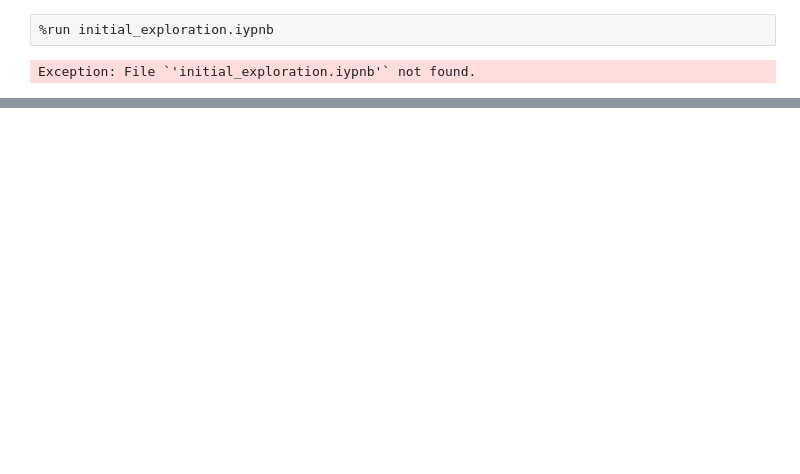
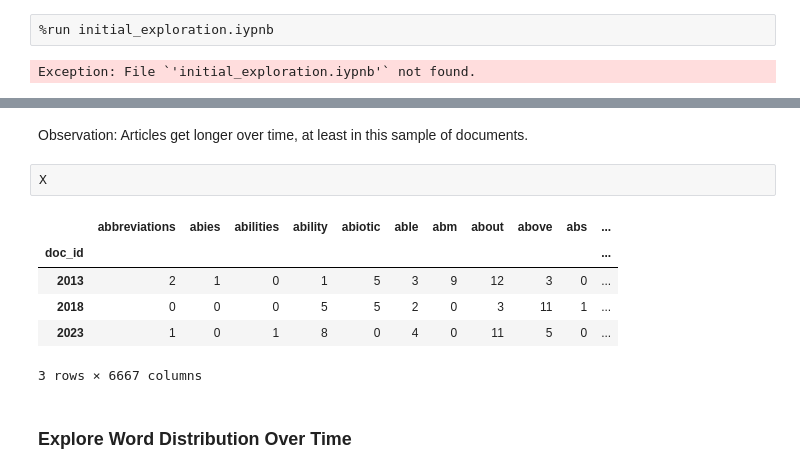
Before and after one commit to caroline-kranefuss/evolving_sentiment_climate, a Jupyter notebook: notebooks/v1.ipynb, the cells around one changed output, grey strips where cells are left out. Saved outputs shown, nothing was run; the diff lists cells and outputs as text; blank space fills up the shorter version.

```diff
--- a/notebooks/v1.ipynb
+++ b/notebooks/v1.ipynb
@@ -12,0 +178,13 @@ Exception: File `'initial_exploration.iypnb'` not found.
+# %% [markdown]
+Observation: Articles get longer over time, at least in this sample of documents.
+# %%
+X
+# %% [output]
+|  | abbreviations | abies | abilities | ability | abiotic | able | abm | about | above | abs | ... |
+| doc_id |  |  |  |  |  |  |  |  |  |  | ... |
+| 2013 | 2 | 1 | 0 | 1 | 5 | 3 | 9 | 12 | 3 | 0 | ... |
+| 2018 | 0 | 0 | 0 | 5 | 5 | 2 | 0 | 3 | 11 | 1 | ... |
+| 2023 | 1 | 0 | 1 | 8 | 0 | 4 | 0 | 11 | 5 | 0 | ... |
+3 rows × 6667 columns
+# %% [markdown]
+### Explore Word Distribution Over Time
```
Also changed, not shown: parts of 15 cells of this notebook, 1 other file.
